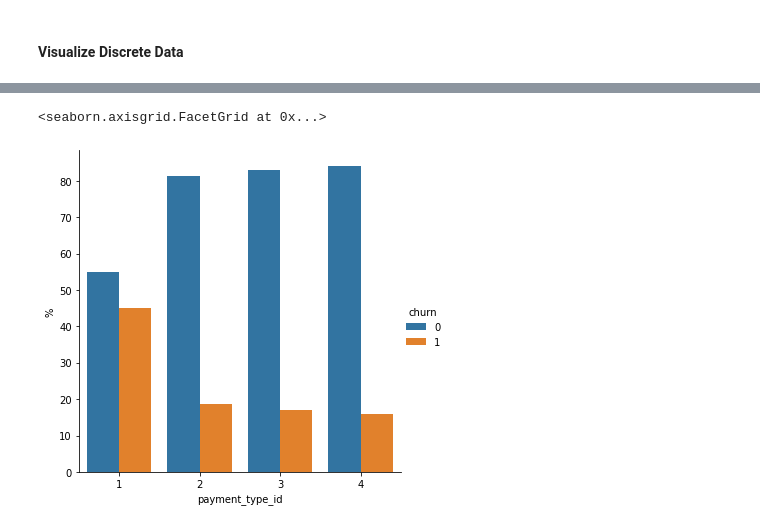
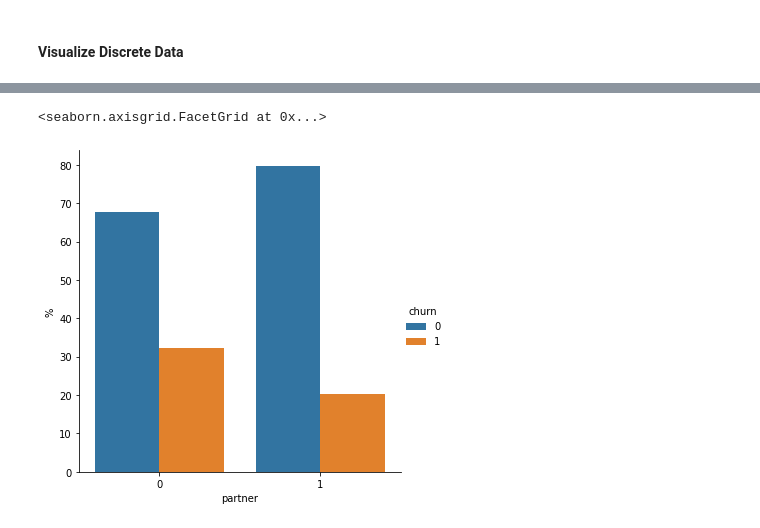
Before and after one commit to albertopuentes/Classification-Project---To-Churn-or-Not-To-Churn, a Jupyter notebook: classification_project.ipynb, the cells around one changed output, grey strips where cells are left out. Drawn from its saved outputs; the diff is of its cells as text; code cells hidden in the pictures.

```diff
--- a/classification_project.ipynb
+++ b/classification_project.ipynb
@@ -508,6 +497,6 @@ sns.barplot(data=train, x_vars=train.churn, y_vars=train.internet_service_type_i
 # %%
-x,y = 'payment_type_id', 'churn'
+x,y = 'partner', 'churn'
 (train.groupby(x)[y].value_counts(normalize=True).mul(100).rename('%').reset_index().pipe((sns.catplot, 'data'), x=x, y='%', hue=y, kind='bar'))
 # %% [output]
 <seaborn.axisgrid.FacetGrid at 0x...>
-[figure, old version]
+[figure, new version]
```
Also changed, not shown: parts of 12 cells of this notebook.
